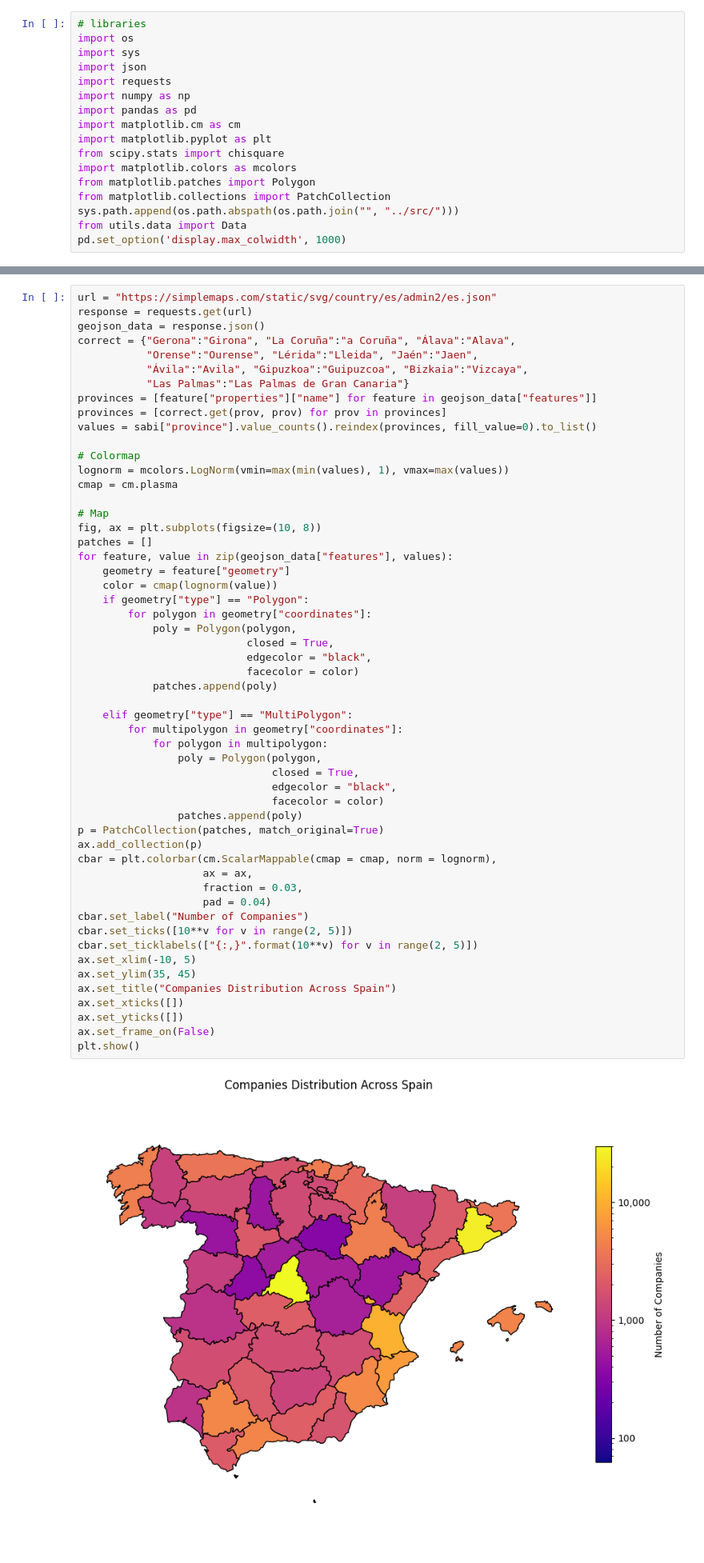
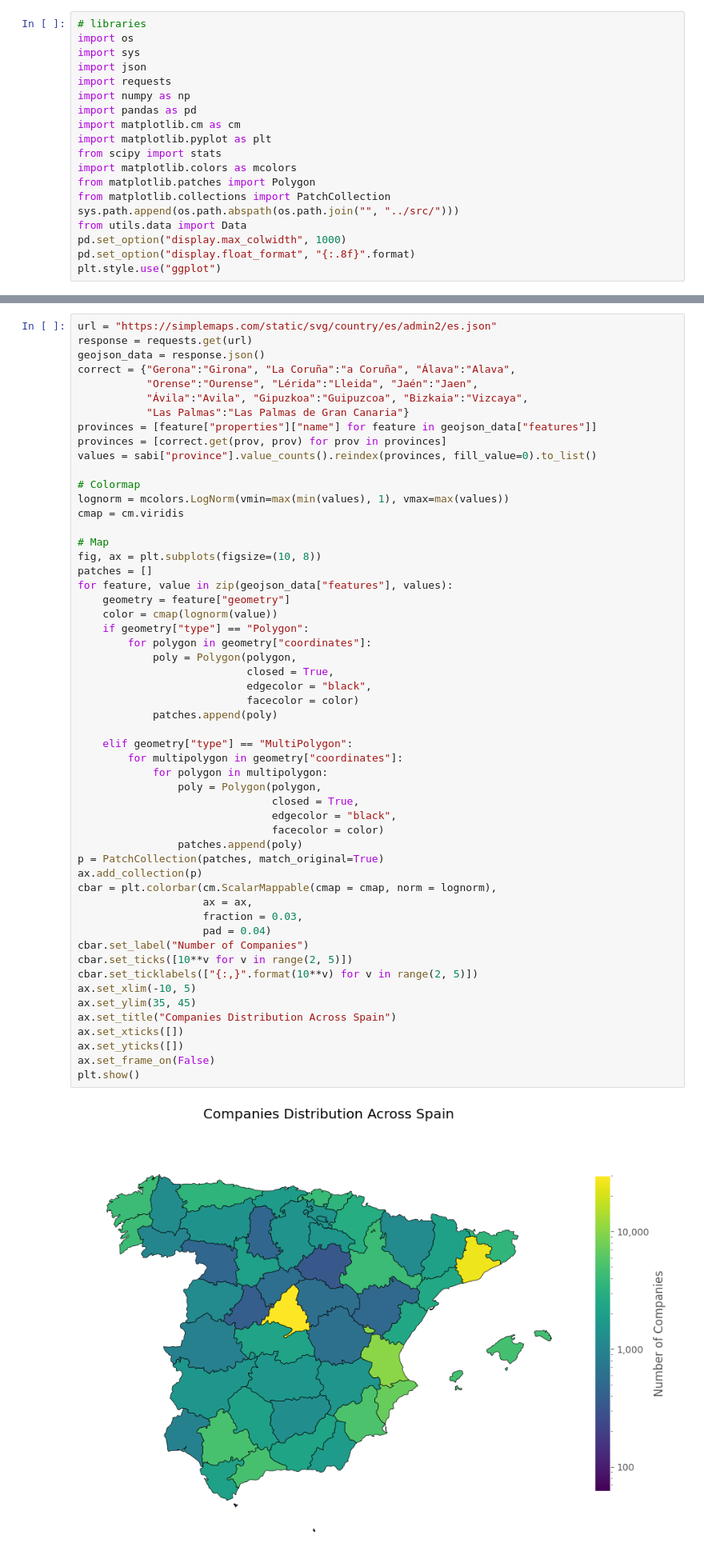
Before and after one commit to JoanFer030/web-cnae-classification, a Jupyter notebook: notebooks/eda.ipynb, the cells around one changed output, grey strips where cells are left out. Shown: that part at 80% size. Cells and saved outputs as stored; diff of their text form.

```diff
--- a/notebooks/eda.ipynb
+++ b/notebooks/eda.ipynb
@@ -31,13 +31,15 @@ import numpy as np
 import pandas as pd
 import matplotlib.cm as cm
 import matplotlib.pyplot as plt
-from scipy.stats import chisquare
+from scipy import stats
 import matplotlib.colors as mcolors
 from matplotlib.patches import Polygon
 from matplotlib.collections import PatchCollection
 sys.path.append(os.path.abspath(os.path.join("", "../src/")))
 from utils.data import Data
-pd.set_option('display.max_colwidth', 1000)
+pd.set_option("display.max_colwidth", 1000)
+pd.set_option("display.float_format", "{:.8f}".format)
+plt.style.use("ggplot")
 # %% [markdown]
 <h2 id="data"><b>1. Data Sources</b></h2>
 <div style="margin: 1em;">
@@ -164,7 +166,7 @@ values = sabi["province"].value_counts().reindex(provinces, fill_value=0).to_lis
 
 # Colormap
 lognorm = mcolors.LogNorm(vmin=max(min(values), 1), vmax=max(values))
-cmap = cm.plasma
+cmap = cm.viridis
 
 # Map
 fig, ax = plt.subplots(figsize=(10, 8))
@@ -178,34 +180,34 @@ for feature, value in zip(geojson_data["features"], values):
                            closed = True,
                            edgecolor = "black",
                            facecolor = color)
             patches.append(poly)
 
     elif geometry["type"] == "MultiPolygon":
         for multipolygon in geometry["coordinates"]:
             for polygon in multipolygon:
                 poly = Polygon(polygon,
                                closed = True,
                                edgecolor = "black",
                                facecolor = color)
                 patches.append(poly)
 p = PatchCollection(patches, match_original=True)
 ax.add_collection(p)
 cbar = plt.colorbar(cm.ScalarMappable(cmap = cmap, norm = lognorm),
                     ax = ax,
                     fraction = 0.03,
                     pad = 0.04)
 cbar.set_label("Number of Companies")
 cbar.set_ticks([10**v for v in range(2, 5)])
 cbar.set_ticklabels(["{:,}".format(10**v) for v in range(2, 5)])
 ax.set_xlim(-10, 5)
 ax.set_ylim(35, 45)
 ax.set_title("Companies Distribution Across Spain")
 ax.set_xticks([])
 ax.set_yticks([])
 ax.set_frame_on(False)
 plt.show()
 # %% [output]
-[figure, old version]
+[figure, new version]
 # %% [markdown]
 <h3 style="margin-left: 1em;" id="cnae"><b>2.4. CNAE 2009</b></h3>
 # %% [markdown]
```
Also changed, not shown: parts of 9 cells of this notebook, 4 other files.
